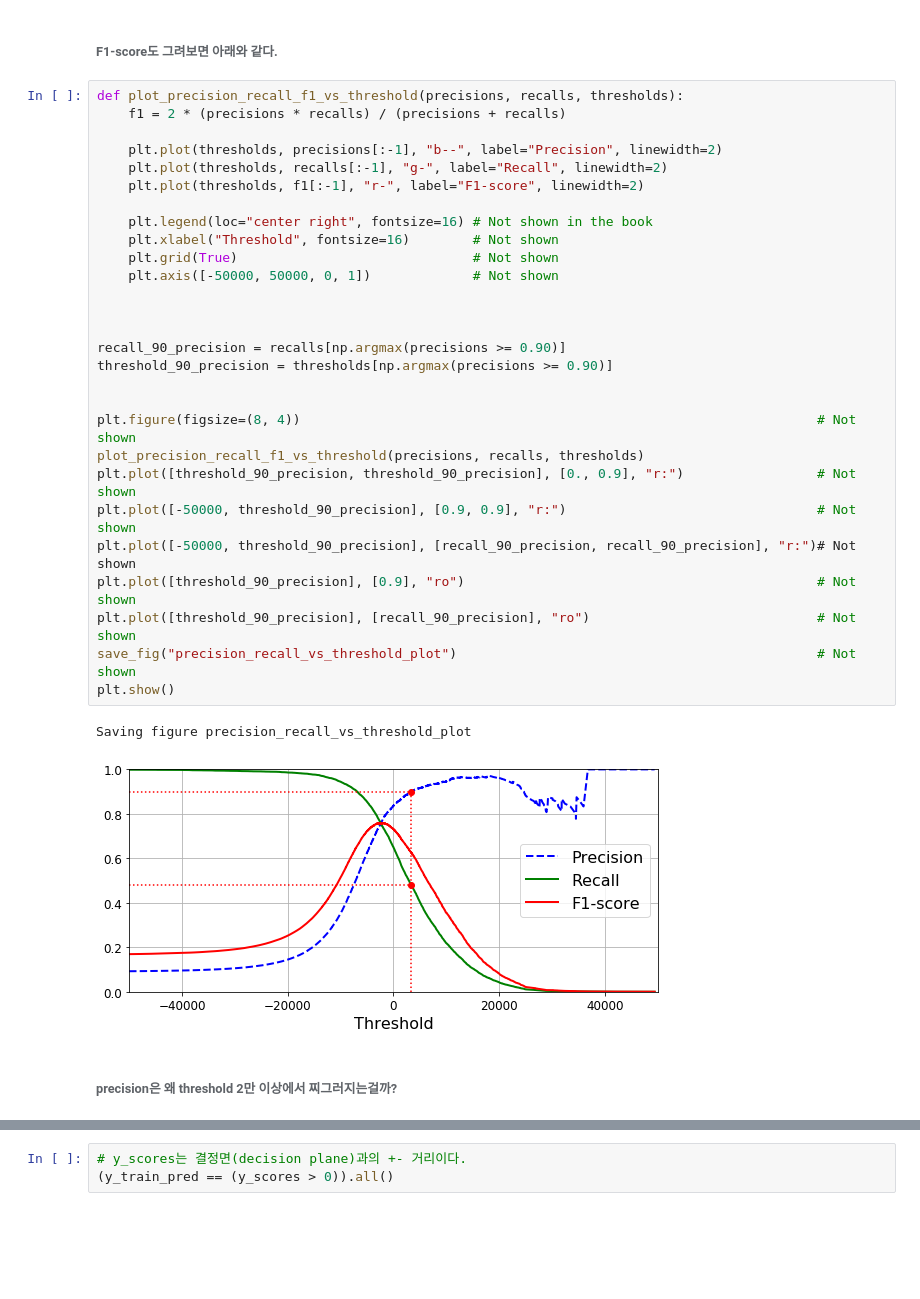
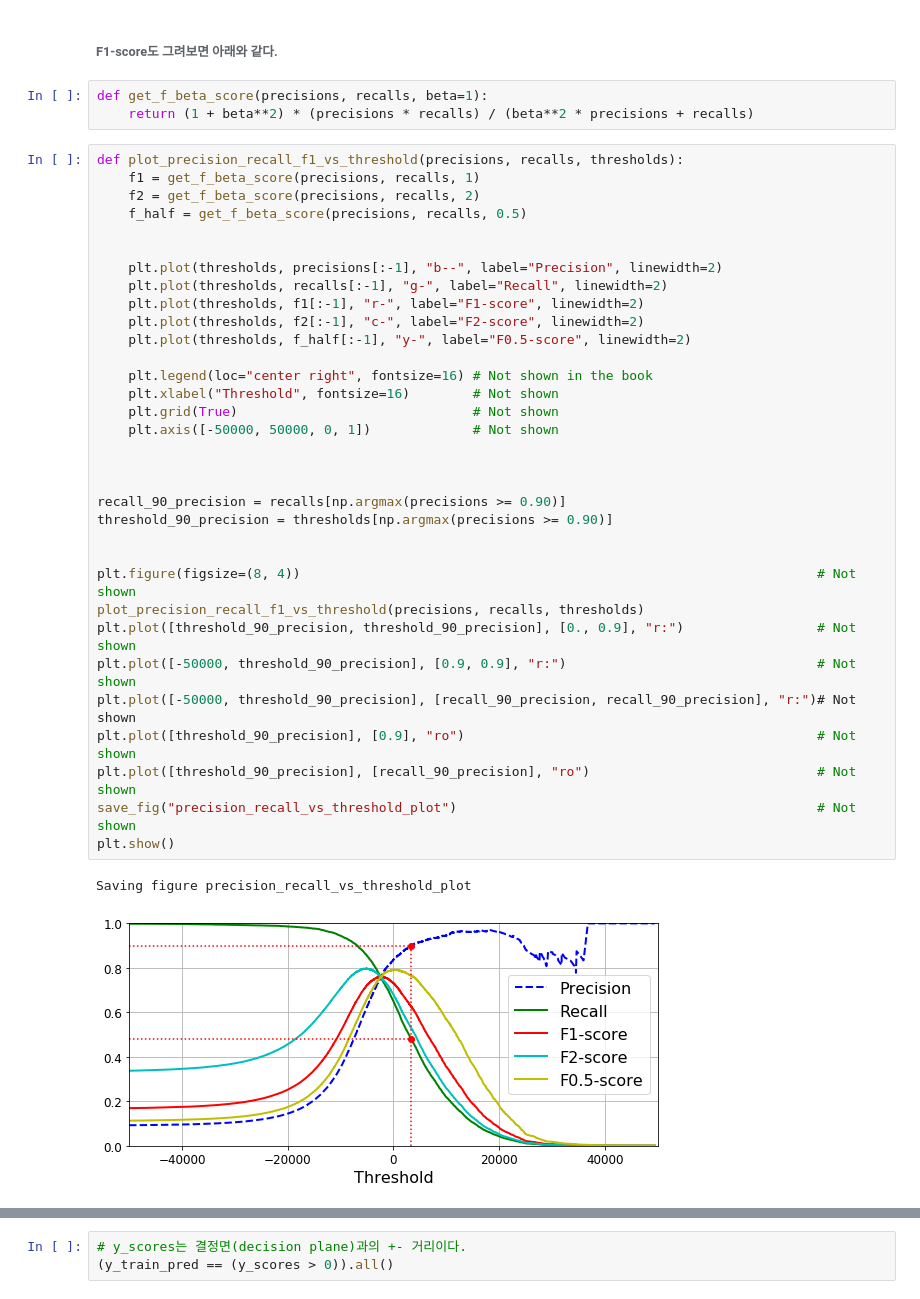
Before and after one commit to notyetend/handson-ml2, a Jupyter notebook: 03_classification.ipynb, the cells around one changed output, grey strips where cells are left out. Drawn from its saved outputs; the diff is of its cells as text; blank space fills up the shorter version.

```diff
--- a/03_classification.ipynb
+++ b/03_classification.ipynb
@@ -343,36 +355,42 @@ Saving figure precision_recall_vs_threshold_plot
 [figure]
 # %% [markdown]
 ###### F1-score도 그려보면 아래와 같다.
+# %%
+def get_f_beta_score(precisions, recalls, beta=1):
+    return (1 + beta**2) * (precisions * recalls) / (beta**2 * precisions + recalls)
 # %%
 def plot_precision_recall_f1_vs_threshold(precisions, recalls, thresholds):
-    f1 = 2 * (precisions * recalls) / (precisions + recalls)
+    f1 = get_f_beta_score(precisions, recalls, 1)
+    f2 = get_f_beta_score(precisions, recalls, 2)
+    f_half = get_f_beta_score(precisions, recalls, 0.5)
+
 
     plt.plot(thresholds, precisions[:-1], "b--", label="Precision", linewidth=2)
     plt.plot(thresholds, recalls[:-1], "g-", label="Recall", linewidth=2)
     plt.plot(thresholds, f1[:-1], "r-", label="F1-score", linewidth=2)
+    plt.plot(thresholds, f2[:-1], "c-", label="F2-score", linewidth=2)
+    plt.plot(thresholds, f_half[:-1], "y-", label="F0.5-score", linewidth=2)
 
     plt.legend(loc="center right", fontsize=16) # Not shown in the book
     plt.xlabel("Threshold", fontsize=16)        # Not shown
     plt.grid(True)                              # Not shown
     plt.axis([-50000, 50000, 0, 1])             # Not shown
 
 
 
 recall_90_precision = recalls[np.argmax(precisions >= 0.90)]
 threshold_90_precision = thresholds[np.argmax(precisions >= 0.90)]
 
 
 plt.figure(figsize=(8, 4))                                                                  # Not shown
 plot_precision_recall_f1_vs_threshold(precisions, recalls, thresholds)
 plt.plot([threshold_90_precision, threshold_90_precision], [0., 0.9], "r:")                 # Not shown
 plt.plot([-50000, threshold_90_precision], [0.9, 0.9], "r:")                                # Not shown
 plt.plot([-50000, threshold_90_precision], [recall_90_precision, recall_90_precision], "r:")# Not shown
 plt.plot([threshold_90_precision], [0.9], "ro")                                             # Not shown
 plt.plot([threshold_90_precision], [recall_90_precision], "ro")                             # Not shown
 save_fig("precision_recall_vs_threshold_plot")                                              # Not shown
 plt.show()
 # %% [output]
 Saving figure precision_recall_vs_threshold_plot
-[figure, old version]
+[figure, new version]
-# %% [markdown]
-###### precision은 왜 threshold 2만 이상에서 찌그러지는걸까?
```
Also changed, not shown: parts of 16 cells of this notebook, 5 other files.
